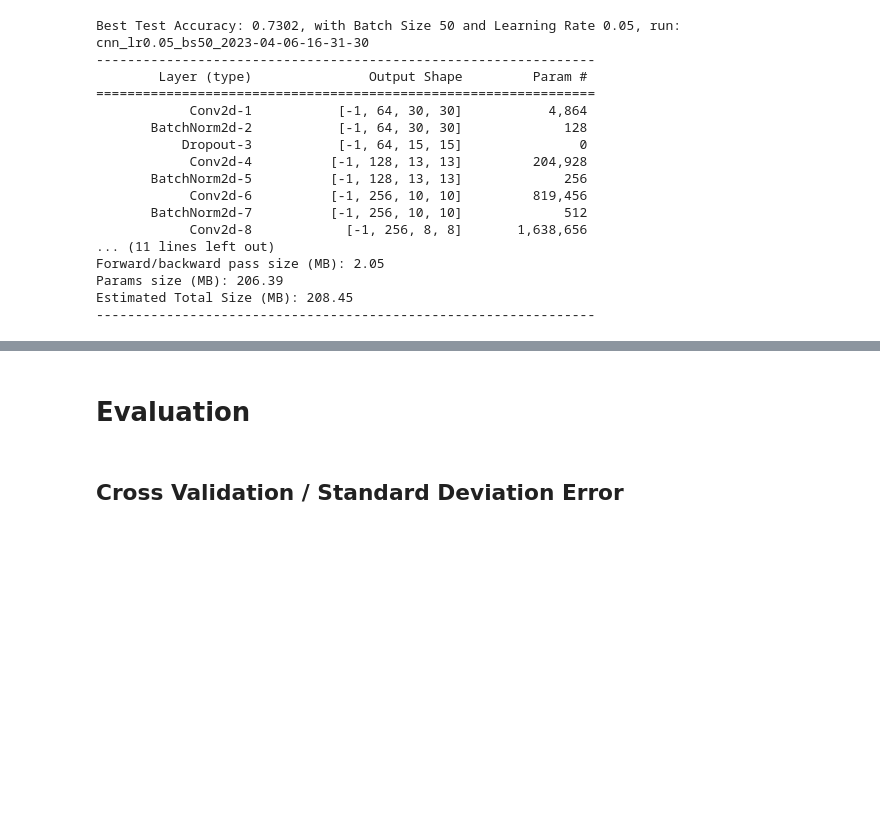
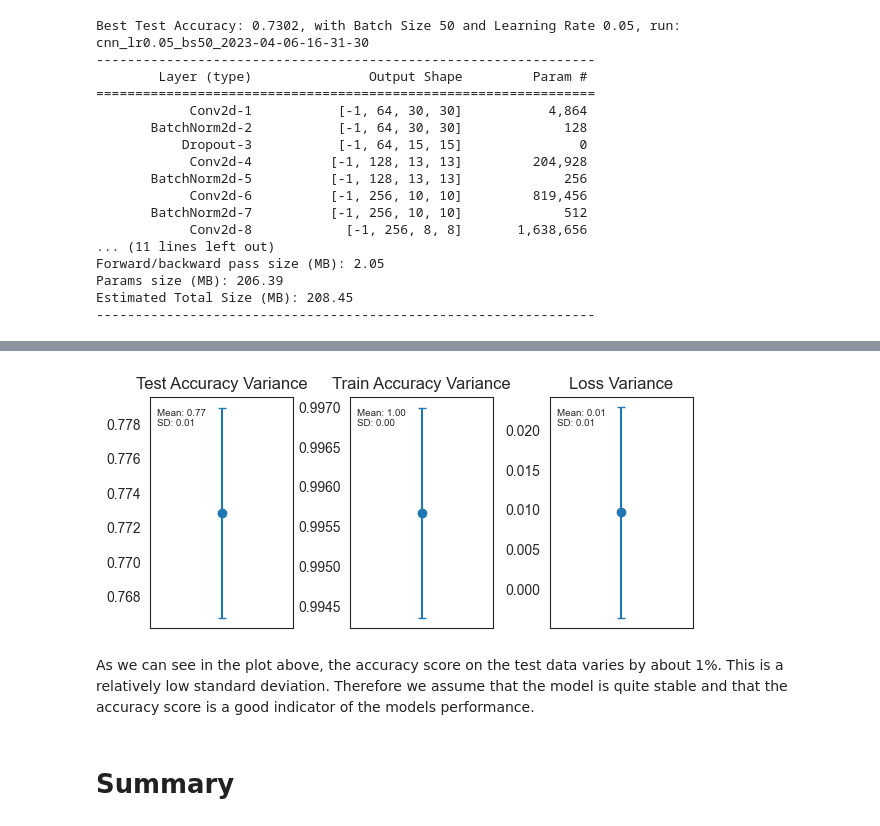
Before and after one commit to lukasreber/del_mc1, a Jupyter notebook: mc1.ipynb, the cells around one changed output, grey strips where cells are left out. Drawn from its saved outputs; the diff is of its cells as text; code cells hidden in the pictures; blank space fills up the shorter version.

```diff
--- a/mc1.ipynb
+++ b/mc1.ipynb
@@ -1723,6 +1754,4 @@ Estimated Total Size (MB): 208.45
 # %%
-device = torch.device("cpu")
-
 class CNN_9(nn.Module):
 
     def __init__(self, conv1_filter, conv2_filter, conv3_filter, conv4_filter, kernel_size, output_size):
@@ -1793,13 +1822,13 @@ sweep_config = {
     },
     'parameters': {
         'epochs': {
-            'value': 2
+            'value': 10
             },
         'batch_size': {
             'values': [50]
         },
         'learning_rate': {
-            'values': [0.5]
+            'values': [0.0004]
         },
         'architecture': {
             'value': 'cnn'
@@ -1837,0 +2039,16 @@ Run urj564fl errored: AttributeError("Can't pickle local object 'TorchHistory.ad
+# %%
+# getting data from sweeps
+dist_df = pd.DataFrame(columns=['sweep_id'])
+api = wandb.Api()
+
+for sweep_id in sweep_ids:
+
+    sweep = api.sweep(f"lukas_fhnw/del_mc1/sweeps/{sweep_id}")
+
+    test_acc = sweep.runs[0].summary['test_acc']
+    train_acc = sweep.runs[0].summary['train_acc']
+    loss = sweep.runs[0].summary['loss']
+    if isinstance(loss, float):
+        dist_df = pd.concat([pd.DataFrame({'sweep_id': [sweep_id], 'test_acc': [test_acc], 'train_acc': [train_acc], 'loss': [loss]}), dist_df], ignore_index=True)
+
+dist_df
@@ -1838,4 +2061,19 @@ Run urj564fl errored: AttributeError("Can't pickle local object 'TorchHistory.ad
+# %%
+# create plot on distribution of test accuracy, train accuracy and loss
+t = ['Test Accuracy', 'Train Accuracy', 'Loss']
+mean = [dist_df.test_acc.mean(), dist_df.train_acc.mean(), dist_df.loss.mean()]
+sd = [dist_df.test_acc.std(), dist_df.train_acc.std(), dist_df.loss.std()]
+
+fig, axs = plt.subplots(1,3, figsize=(7,3))
+fig.subplots_adjust(wspace=0.4)
+for i, ax in enumerate(axs.flat):
+    ax.errorbar([''], mean[i], yerr=sd[i], fmt='o', capsize=3)
+    ax.set_title(f'{t[i]} Variance')
+    ax.text(0.05, 0.95, f"Mean: {mean[i]:.2f}\nSD: {sd[i]:.2f}", transform=ax.transAxes, verticalalignment='top', size=7)
+plt.show()
+# %% [output]
+[figure, added]
+# %% [markdown]
+As we can see in the plot above, the accuracy score on the test data varies by about 1%. This is a relatively low standard deviation. Therefore we assume that the model is quite stable and that the accuracy score is a good indicator of the models performance.
 # %% [markdown]
-# Evaluation
+# Summary
-# %% [markdown]
-## Cross Validation / Standard Deviation Error
```
Also changed, not shown: parts of 32 cells of this notebook, 1 other file.
